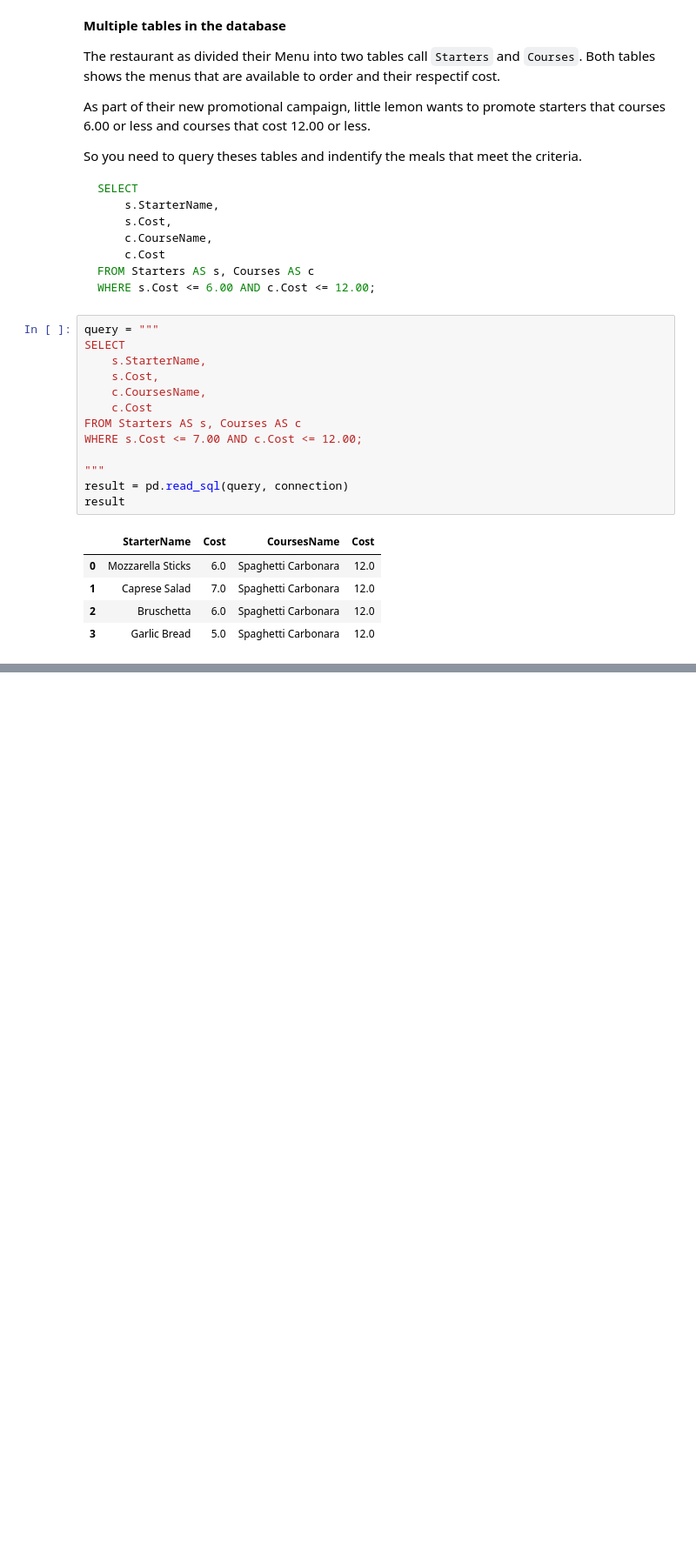
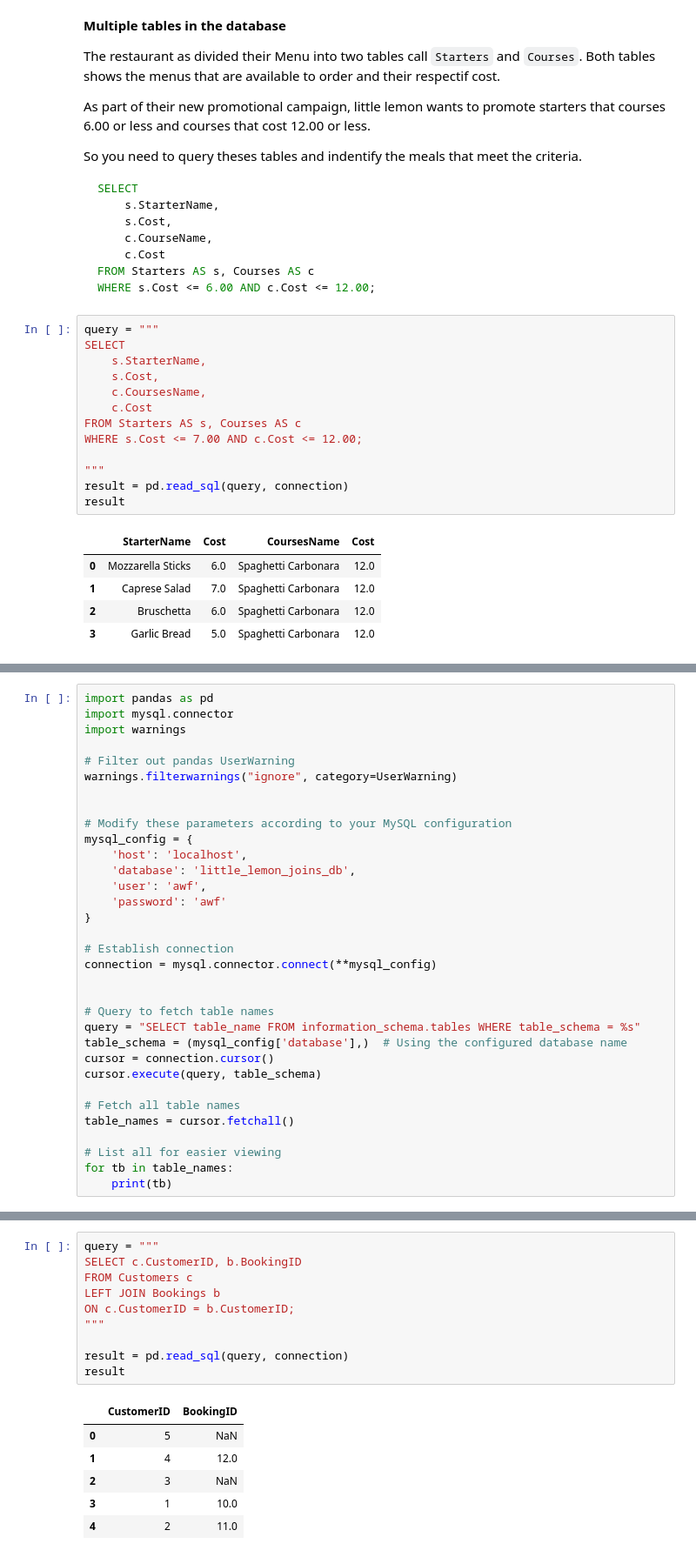
Before and after one commit to tawounfouet/meta-database-engineer, a Jupyter notebook: Course 3 - Database Structures and Management with MySQL/week_1-filtering-grouping-joining_tables/02_joining_tables.ipynb, the cells around one changed output, grey strips where cells are left out. Shown: that part at 87% size. Saved outputs shown, nothing was run; the diff lists cells and outputs as text; blank space fills up the shorter version.

```diff
--- a/Course 3 - Database Structures and Management with MySQL/week_1-filtering-grouping-joining_tables/02_joining_tables.ipynb
+++ b/Course 3 - Database Structures and Management with MySQL/week_1-filtering-grouping-joining_tables/02_joining_tables.ipynb
@@ -265,0 +404,33 @@ result
+# %%
+import pandas as pd
+import mysql.connector
+import warnings
+
+# Filter out pandas UserWarning
+warnings.filterwarnings("ignore", category=UserWarning)
+
+
+# Modify these parameters according to your MySQL configuration
+mysql_config = {
+    'host': 'localhost',
+    'database': 'little_lemon_joins_db',
+    'user': 'awf',
+    'password': 'awf'
+}
+
+# Establish connection
+connection = mysql.connector.connect(**mysql_config)
+
+
+# Query to fetch table names
+query = "SELECT table_name FROM information_schema.tables WHERE table_schema = %s"
+table_schema = (mysql_config['database'],)  # Using the configured database name
+cursor = connection.cursor()
+cursor.execute(query, table_schema)
+
+# Fetch all table names
+table_names = cursor.fetchall()
+
+# List all for easier viewing
+for tb in table_names:
+    print(tb)
@@ -265,0 +534,17 @@ result
+# %%
+query = """
+SELECT c.CustomerID, b.BookingID
+FROM Customers c
+LEFT JOIN Bookings b
+ON c.CustomerID = b.CustomerID;
+"""
+
+result = pd.read_sql(query, connection)
+result
+# %% [output]
+|  | CustomerID | BookingID |
+| 0 | 5 | NaN |
+| 1 | 4 | 12.0 |
+| 2 | 3 | NaN |
+| 3 | 1 | 10.0 |
+| 4 | 2 | 11.0 |
```
Also changed, not shown: parts of 14 cells of this notebook, 5 other files.
